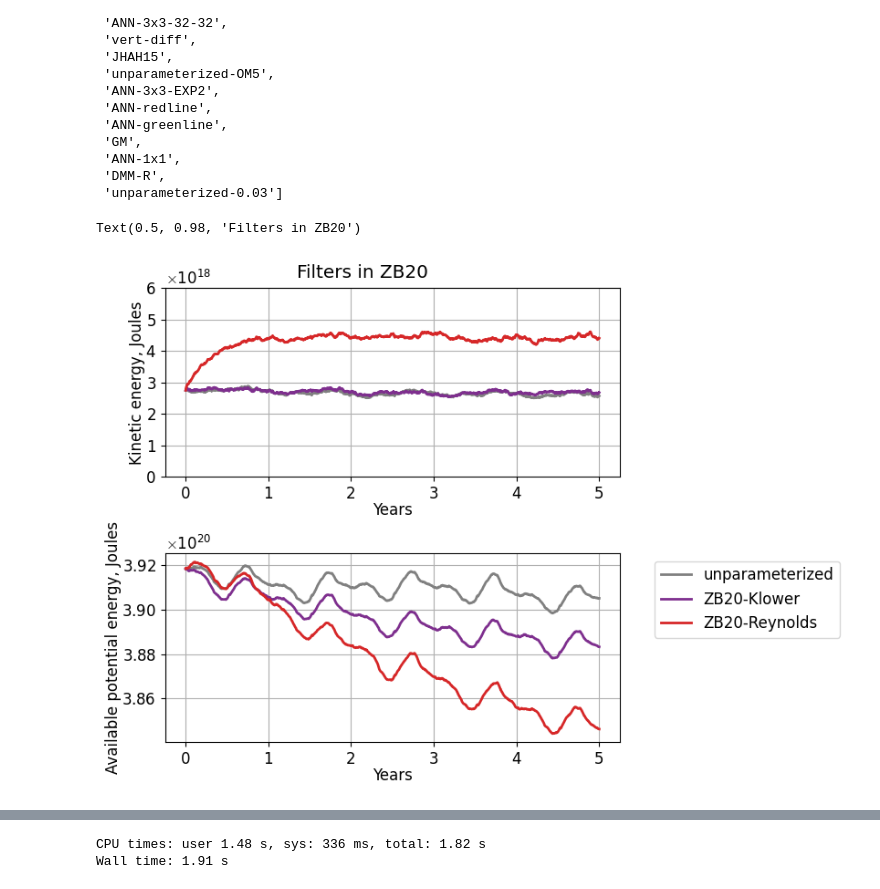
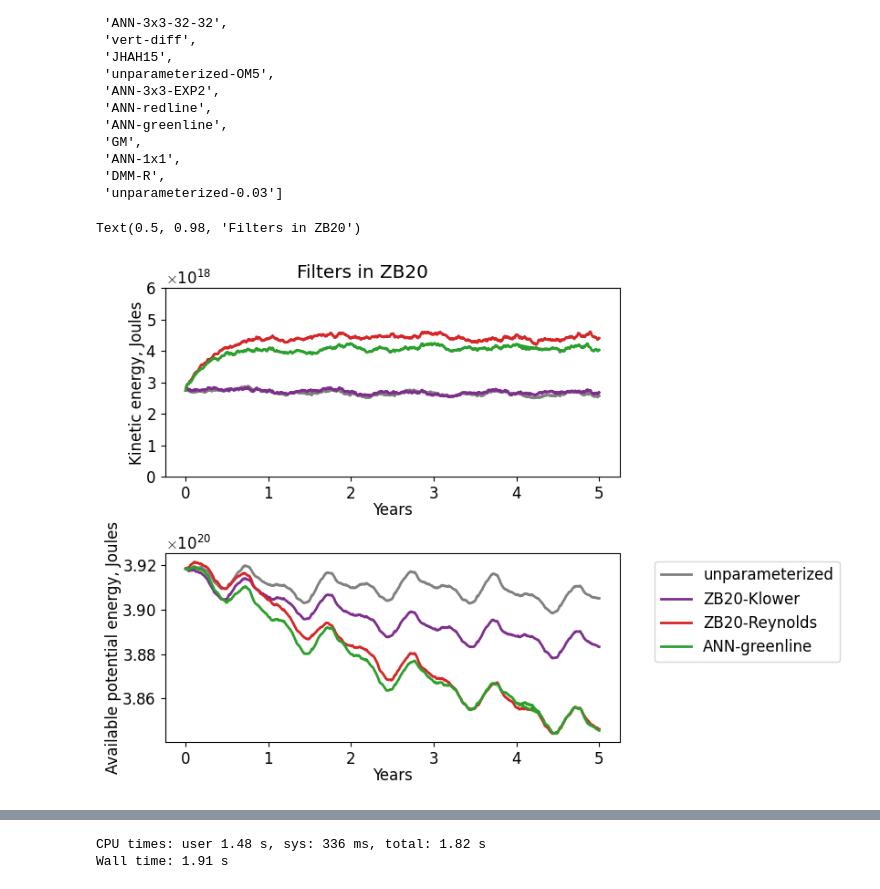
Before and after one commit to m2lines/Analysis-of-global-ocean-simulations-OM4, a Jupyter notebook: notebooks/01-metrics.ipynb, the cells around one changed output, grey strips where cells are left out. Cells and saved outputs as stored; diff of their text form; code cells hidden in the pictures.

```diff
--- a/notebooks/01-metrics.ipynb
+++ b/notebooks/01-metrics.ipynb
@@ -34,8 +34,8 @@ ds.exps
  'DMM-R',
  'unparameterized-0.03']
 # %%
-ds.plot_series(['unparameterized', 'ZB20-Klower', 'ZB20-Reynolds'])
+ds.plot_series(['unparameterized', 'ZB20-Klower', 'ZB20-Reynolds', 'ANN-greenline'])
 plt.suptitle('Filters in ZB20')
 # %% [output]
 Text(0.5, 0.98, 'Filters in ZB20')
-[figure, old version]
+[figure, new version]
```
Also changed, not shown: parts of 8 cells of this notebook, 6 other files.
